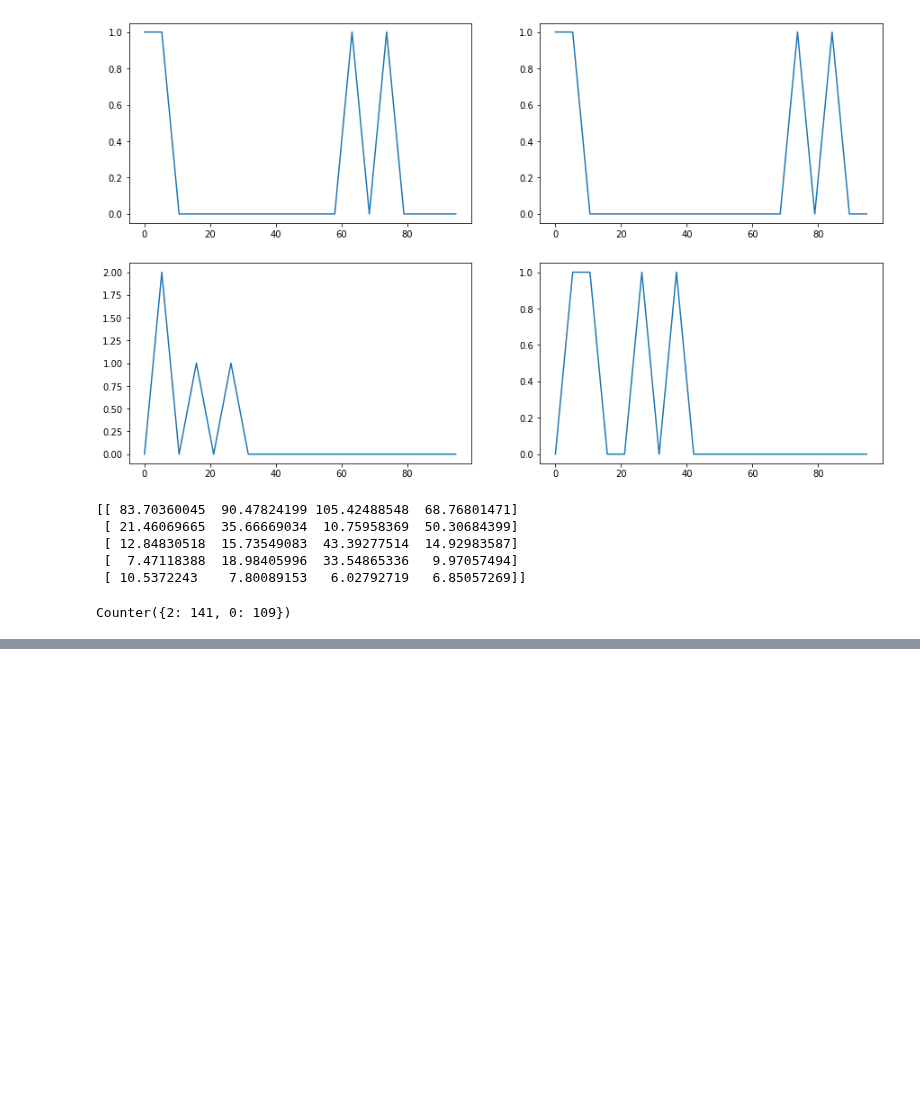
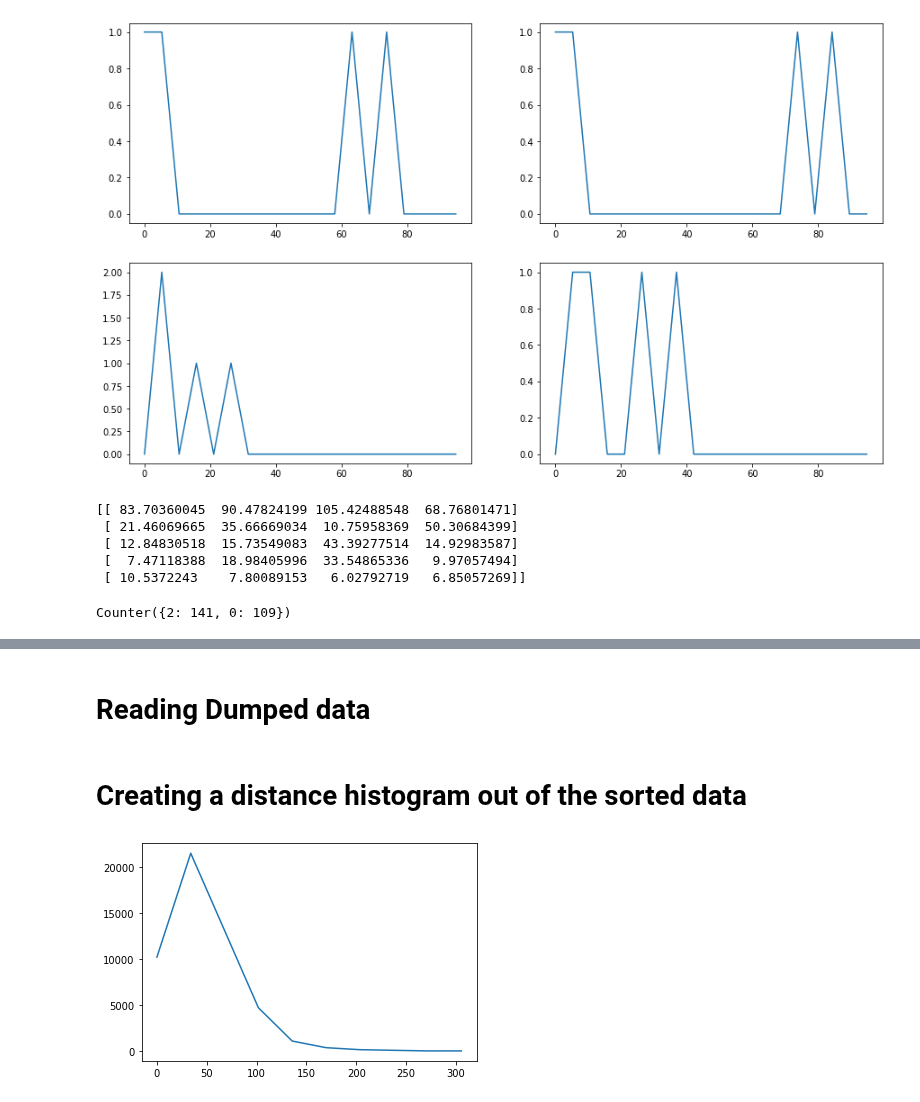
Before and after one commit to ASpraggin/FishTracking, a Jupyter notebook: fishTracking.ipynb, the cells around one changed output, grey strips where cells are left out. Cells and saved outputs as stored; diff of their text form; code cells hidden in the pictures; blank space fills up the shorter version.

Commit message:
Added data dump and started histograms for sorted data.

```diff
--- a/fishTracking.ipynb
+++ b/fishTracking.ipynb
@@ -294,0 +302,28 @@ Counter({2: 141, 0: 109})
+# %%
+sortedFish=[posU,nonOverlappingRange]
+
+with open('sortedFish.pik','wb') as f:
+    pickle.dump(sortedFish,f)
+# %% [markdown]
+# Reading Dumped data
+# %%
+with open('sortedFish.pik','rb') as f:
+    sortedFish=pickle.load(f)
+
+posU=sortedFish[0]
+nonOverlappingRange=sortedFish[1]
+# %% [markdown]
+# Creating a distance histogram out of the sorted data
+# %%
+fishMeanDistanceArray=[]
+for i in range(len(posU)):
+    fishMeanDistanceSubArray=[]
+    fishMeanDistanceSubArray=np.linalg.norm(posU[i][0]-posU[i][1])
+    fishMeanDistanceArray.append(fishMeanDistanceSubArray)
+# %%
+bins=np.linspace(0,400,50)
+histArray=np.histogram(fishMeanDistanceArray)
+plt.plot(histArray[1][:-1],histArray[0])
+plt.show()
+# %% [output]
+[figure, added]
```
Also changed, not shown: parts of 6 cells of this notebook, 1 other file.
